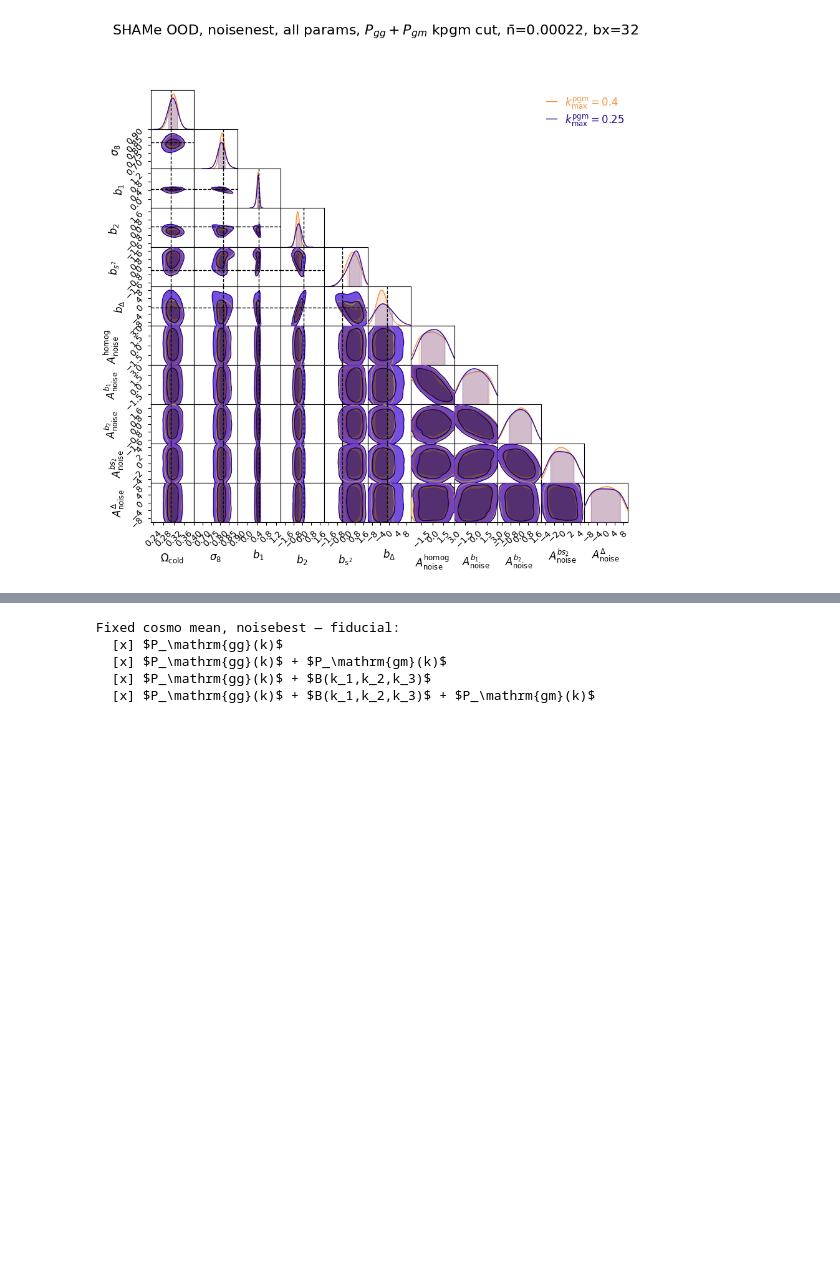
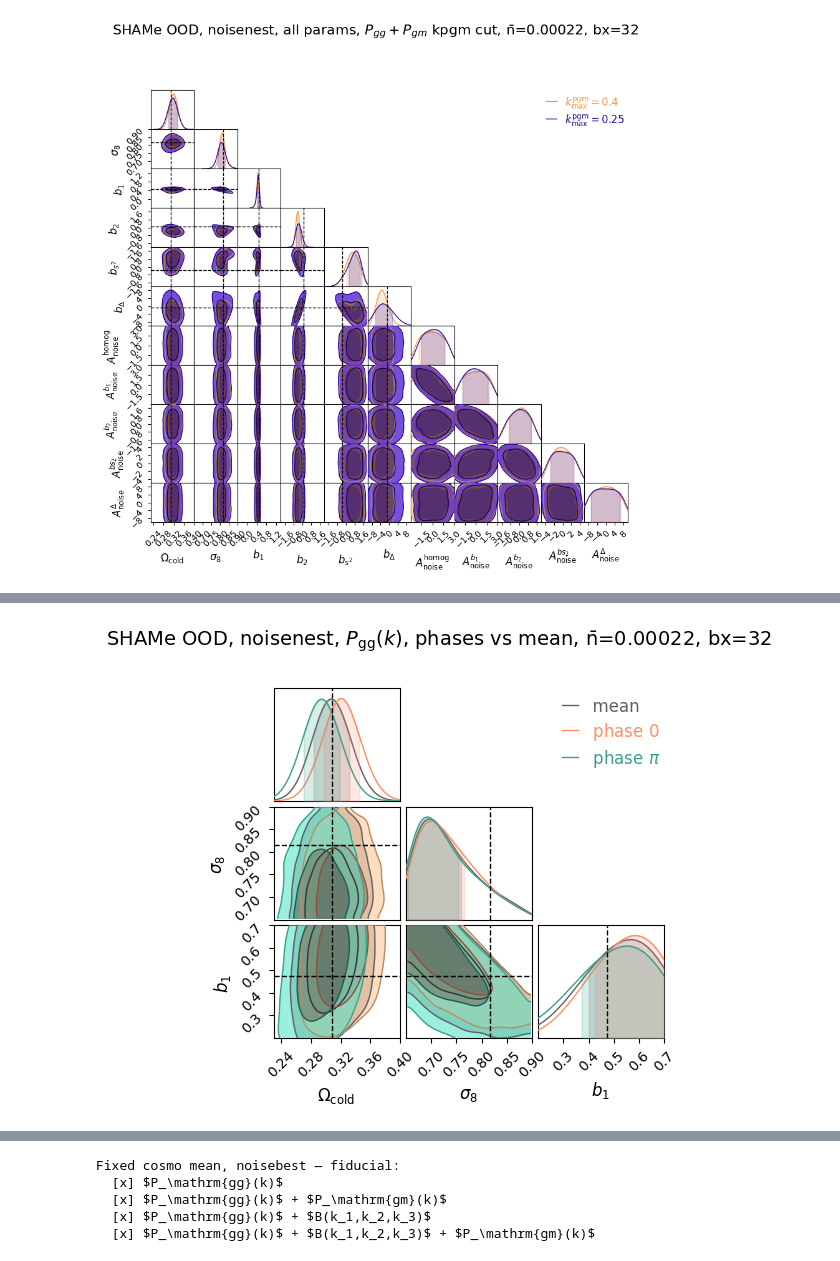
Before and after one commit to kstoreyf/muchisimocks, a Jupyter notebook: notebooks/2026-06-03_inference_noisebest.ipynb, the cells around one changed output, grey strips where cells are left out. Drawn from its saved outputs; the diff is of its cells as text; code cells hidden in the pictures; blank space fills up the shorter version.

Commit message:
individual phase tests

```diff
--- a/notebooks/2026-06-03_inference_noisebest.ipynb
+++ b/notebooks/2026-06-03_inference_noisebest.ipynb
@@ -463,0 +469,82 @@ Warning: Parameters ['hubble', 'omega_baryon', 'ns'] not found in any chains (ne
+# %%
+PHASE_OVERLAY_SPECS = [
+    (TAG_MOCK_SHAME, "mean", "#616161"),
+    (f"{TAG_MOCK_SHAME}_phase0", r"phase $0$", "#FF8C69"),
+    (f"{TAG_MOCK_SHAME}_phasepi", r"phase $\pi$", "#3ca08c"),
+]
+
+cosmo_vary_ood, bias_vary_ood, param_vary_ood = utils_plot.load_training_params(
+    TAG_PARAMS_TRAIN, TAG_BIASPARAMS_TRAIN, bx=bx,
+)
+theta_ood_overlay = data_loader.load_theta_ood(
+    DATA_MODE_TEST_SHAME, TAG_MOCK_SHAME,
+    cosmo_param_names_vary=cosmo_vary_ood, bias_param_names_vary=bias_vary_ood,
+)
+theta_obs_overlay = (
+    theta_ood_overlay[idx_obs] if theta_ood_overlay.ndim == 2 else theta_ood_overlay
+)
+theta_zoom_overlay = theta_obs_overlay[
+    [param_vary_ood.index(pn) for pn in PARAM_NAMES_ZOOM]
+]
+
+for statistics_row, tag_mask in zip(STATISTICS_ARR_FID, TAGS_MASK_FID):
+    statistics_arr = [statistics_row]
+    tags_mask = [tag_mask]
+    tags_inf_one, _, _ = setup_inference(
+        TAG_BIASPARAMS_TRAIN, statistics_arr, tags_mask,
+    )
+    tag_inf = tags_inf_one[0]
+    stat_stats = tag_stats_arr(statistics_arr, tags_mask)
+
+    tags_inf_plot, tags_test_plot, colors_plot, labels_plot = [], [], [], []
+    for tag_mock_var, phase_label, color in PHASE_OVERLAY_SPECS:
+        tags_test = utils_plot.setup_shame_mock_test_tags(
+            tag_stats_arr=stat_stats,
+            data_mode_test=DATA_MODE_TEST_SHAME,
+            tag_mock=tag_mock_var,
+        )
+        if sample_fn(tag_inf, tags_test[0]).exists():
+            tags_inf_plot.append(tag_inf)
+            tags_test_plot.append(tags_test[0])
+            colors_plot.append(color)
+            labels_plot.append(phase_label)
+
+    stat_lbl = utils_plot.get_stat_label(statistics_row)
+    mask_lbl = utils_plot.get_mask_label(tag_mask)
+    title = f"SHAMe OOD, noisenest, {stat_lbl}, phases vs mean, n̄={NBAR_LABEL}, bx={bx}"
+    if mask_lbl:
+        title = f"{title}\n{mask_lbl}"
+
+    print(f"\n{title}")
+    for lbl, tt in zip(labels_plot, tags_test_plot):
+        print(f"  [x] {lbl}: {sample_fn(tag_inf, tt)}")
+    for tag_mock_var, phase_label, _ in PHASE_OVERLAY_SPECS:
+        tags_test = utils_plot.setup_shame_mock_test_tags(
+            tag_stats_arr=stat_stats,
+            data_mode_test=DATA_MODE_TEST_SHAME,
+            tag_mock=tag_mock_var,
+        )
+        if not sample_fn(tag_inf, tags_test[0]).exists():
+            print(f"  [ ] {phase_label}: {sample_fn(tag_inf, tags_test[0])}")
+
+    if len(tags_inf_plot) < 2:
+        print("  skip plot (need at least two of mean / phase0 / phaseπ)")
+        continue
+
+    plotter.plot_contours_inf(
+        param_names=PARAM_NAMES_ZOOM,
+        idx_obs=idx_obs,
+        theta_obs_true=theta_zoom_overlay,
+        inf_methods=["sbi"] * len(tags_inf_plot),
+        tags_inf=tags_inf_plot,
+        tags_test=tags_test_plot,
+        colors=colors_plot,
+        labels=labels_plot,
+        title=title,
+        extents=extents_noisebest_fid,
+        figsize=FIGSIZE_CORNER,
+        fontsize_legend=FONTSIZE_LEGEND,
+        loc_legend=LOC_LEGEND,
+        unreparameterize=True,
+    )
+# %% [output]
@@ -463,0 +558 @@ Warning: Parameters ['hubble', 'omega_baryon', 'ns'] not found in any chains (ne
+[figure, added]
```
Also changed, not shown: parts of 10 cells of this notebook, 3 other files.
